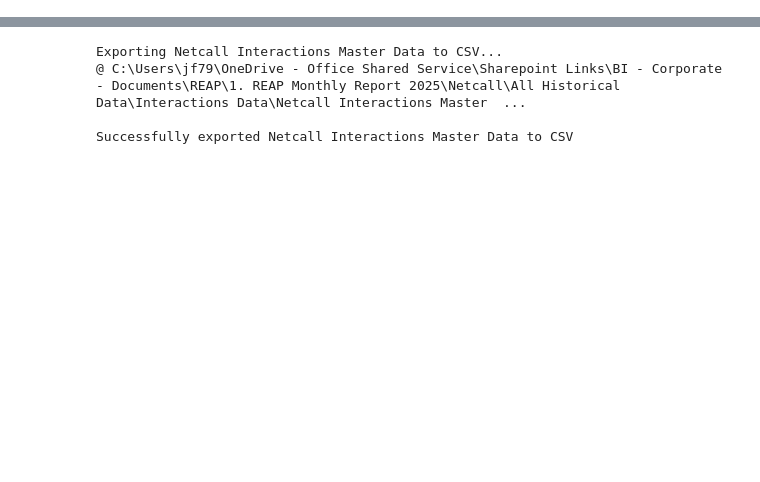
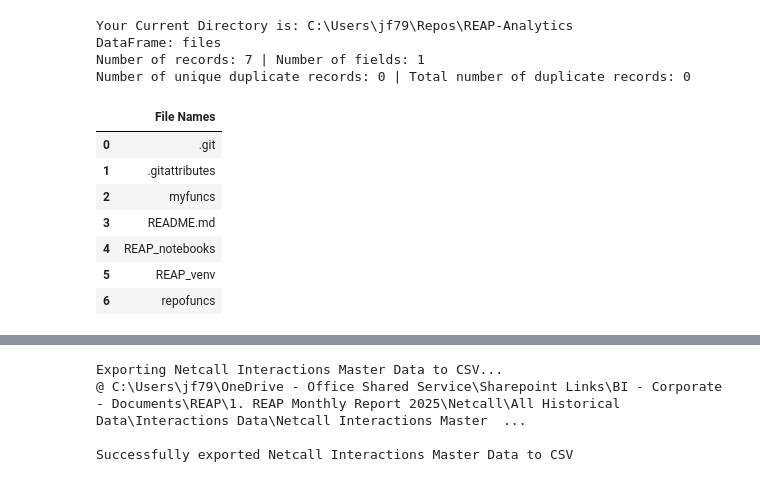
Before and after one commit to LBHF-JamalFazaldin/REAP-Analytics, a Jupyter notebook: REAP_notebooks/netcall_interactions_initial.ipynb, the cells around one changed output, grey strips where cells are left out. Cells and saved outputs as stored; diff of their text form; code cells hidden in the pictures; blank space fills up the shorter version.

```diff
--- a/REAP_notebooks/netcall_interactions_initial.ipynb
+++ b/REAP_notebooks/netcall_interactions_initial.ipynb
@@ -1,14 +1,29 @@
 # %%
 import os
 os.chdir(r'C:\Users\jf79\Repos\REAP-Analytics')
 
 import myfuncs.myfuncs as mf
+mf.read_directory()
 
 import pandas as pd
 pd.set_option('display.max_columns', None)
+
 import re
 import warnings
 warnings.filterwarnings('ignore')
+# %% [output]
+Your Current Directory is: C:\Users\jf79\Repos\REAP-Analytics
+DataFrame: files
+Number of records: 7 | Number of fields: 1
+Number of unique duplicate records: 0 | Total number of duplicate records: 0
+|  | File Names |
+| 0 | .git |
+| 1 | .gitattributes |
+| 2 | myfuncs |
+| 3 | README.md |
+| 4 | REAP_notebooks |
+| 5 | REAP_venv |
+| 6 | repofuncs |
 # %%
 customer_columns = {
     'InteractionsKey':'interactionskey',
```
Also changed, not shown: parts of 6 cells of this notebook, 6 other files.
